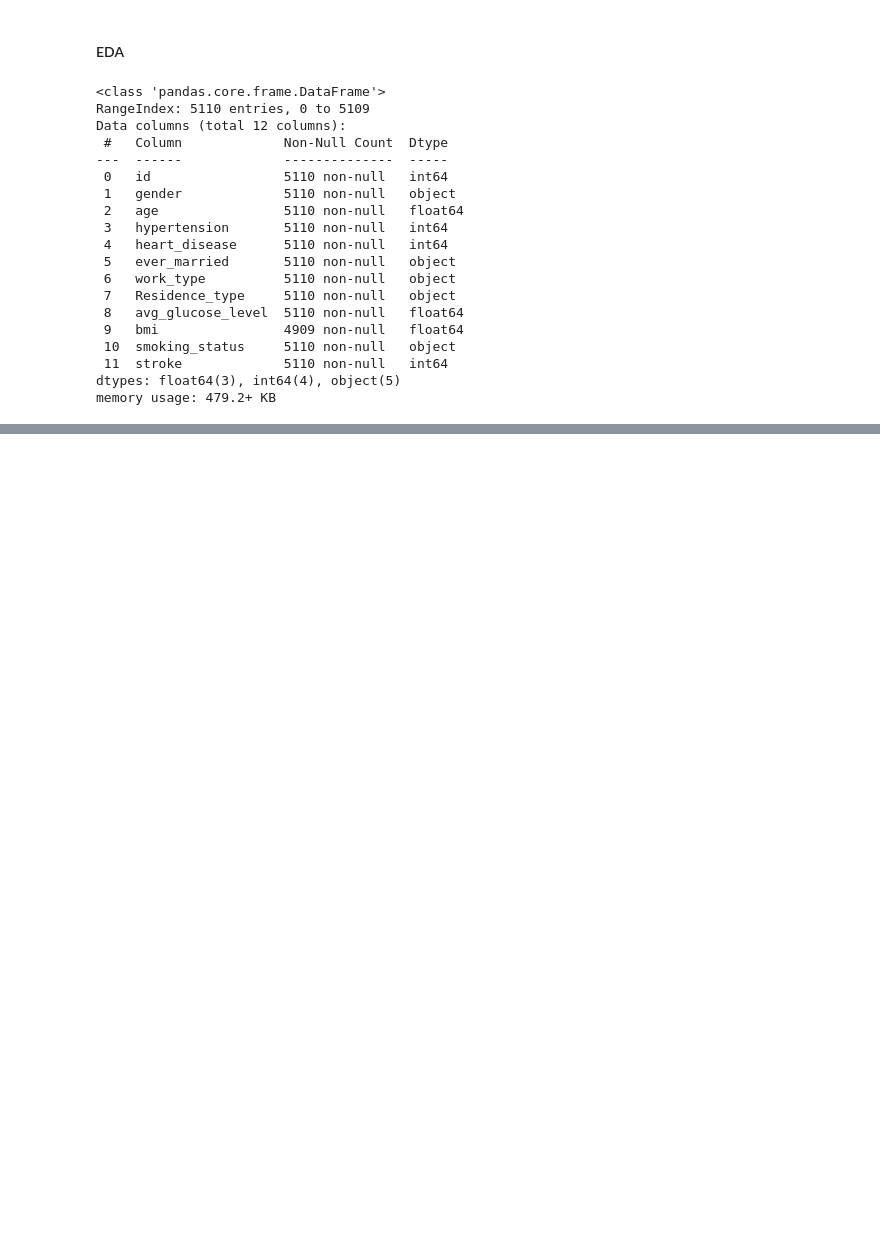
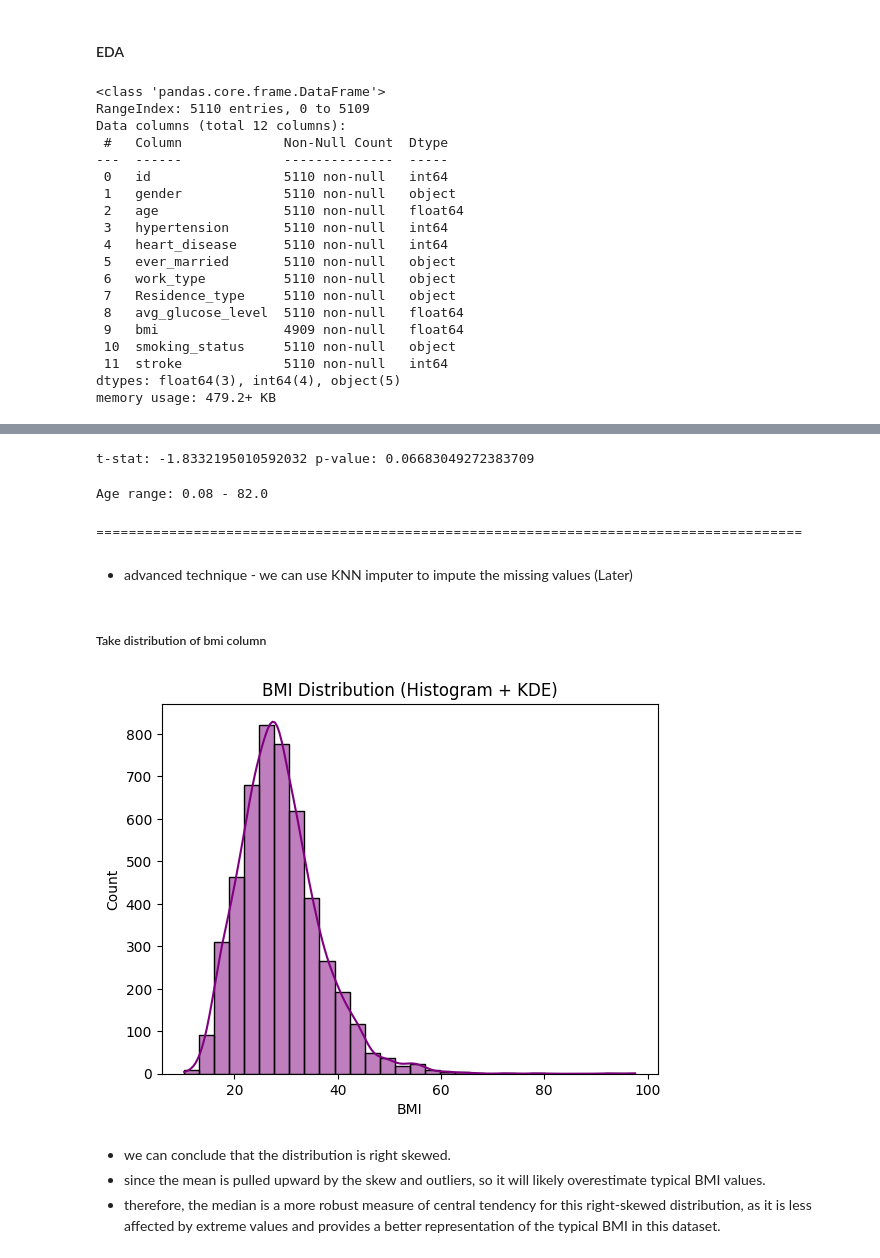
Before and after one commit to Kalindu-C/EDA_Assignment, a Jupyter notebook: notebook/ex_1.ipynb, the cells around one changed output, grey strips where cells are left out. Drawn from its saved outputs; the diff is of its cells as text; code cells hidden in the pictures; blank space fills up the shorter version.

```diff
--- a/notebook/ex_1.ipynb
+++ b/notebook/ex_1.ipynb
@@ -50,0 +139,35 @@ memory usage: 479.2+ KB
+# %%
+from scipy import stats
+
+male_bmi = df[df["gender"]=="Male"]["bmi"].dropna()
+female_bmi = df[df["gender"]=="Female"]["bmi"].dropna()
+
+t_stat, p_val = stats.ttest_ind(male_bmi, female_bmi)
+print("t-stat:", t_stat, "p-value:", p_val)
+# %% [output]
+t-stat: -1.8332195010592032 p-value: 0.06683049272383709
+# %%
+age_max = df['age'].max()
+age_min = df['age'].min()
+print(f"Age range: {age_min} - {age_max}")
+# %% [output]
+Age range: 0.08 - 82.0
+# %% [markdown]
+=======================================================================================
+# %% [markdown]
+* advanced technique - we can use KNN imputer to impute the missing values (Later)
+# %% [markdown]
+##### Take distribution of bmi column
+# %%
+sns.histplot(df, x='bmi', bins=30, color='purple', kde=True, edgecolor='black')
+
+plt.title("BMI Distribution (Histogram + KDE)")
+plt.xlabel("BMI")
+plt.ylabel("Count")
+plt.show()
+# %% [output]
+[figure, added]
+# %% [markdown]
+* we can conclude that the distribution is right skewed.
+* since the mean is pulled upward by the skew and outliers, so it will likely overestimate typical BMI values.
+* therefore, the median is a more robust measure of central tendency for this right-skewed distribution, as it is less affected by extreme values and provides a better representation of the typical BMI in this dataset.
```
Also changed, not shown: parts of 51 cells of this notebook, 3 other files.
